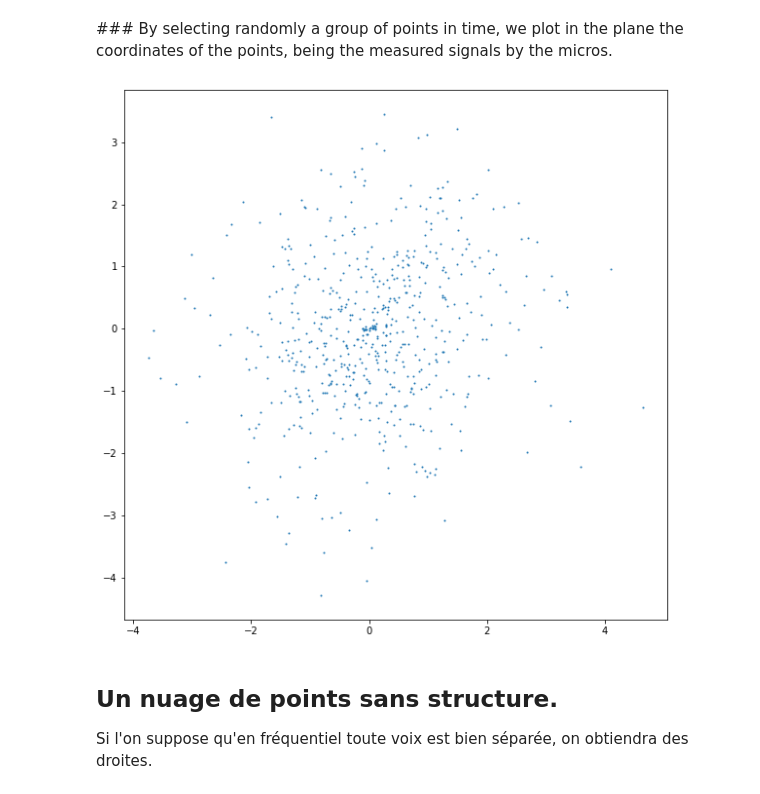
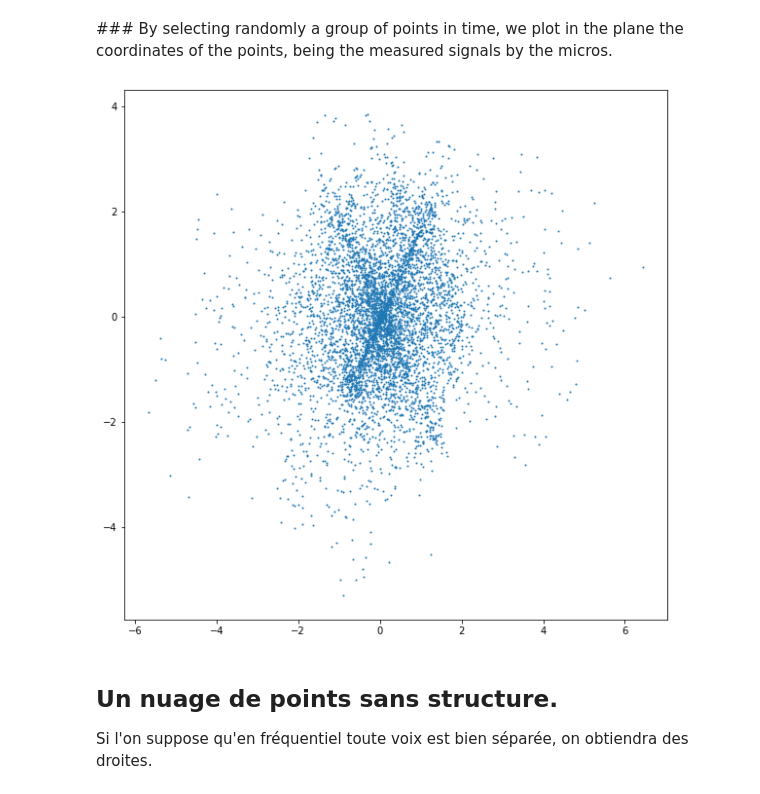
Before and after one commit to piptouque/imac3_td_signalanalysis, a Jupyter notebook: td4/td4.ipynb, the cells around one changed output. Saved outputs shown, nothing was run; the diff lists cells and outputs as text; code cells hidden in the pictures.

```diff
--- a/td4/td4.ipynb
+++ b/td4/td4.ipynb
@@ -115,15 +115,15 @@ print(np.sum((micro1 - recov)**2))
 # %% [markdown]
 ### By selecting randomly a group of points in time, we plot in the plane the coordinates of the points, being the measured signals by the micros.
 # %%
-nbre_selec = 600
-liste = [ i for i in range(np.shape(y)[0])]
+nbre_selec = 6000
+liste = np.arange(np.shape(y)[0])
 shuffle(liste)
 
 plt.figure(figsize = (10,10))
 plt.plot(y[liste[0:nbre_selec],0],y[liste[0:nbre_selec],1],"o",markersize=1)
 plt.show()
 # %% [output]
-[figure, old version]
+[figure, new version]
 # %% [markdown]
 ## Un nuage de points sans structure.
 Si l'on suppose qu'en fréquentiel toute voix est bien séparée, on obtiendra des droites.
```
Also changed, not shown: parts of 25 cells of this notebook, 1 other file.
